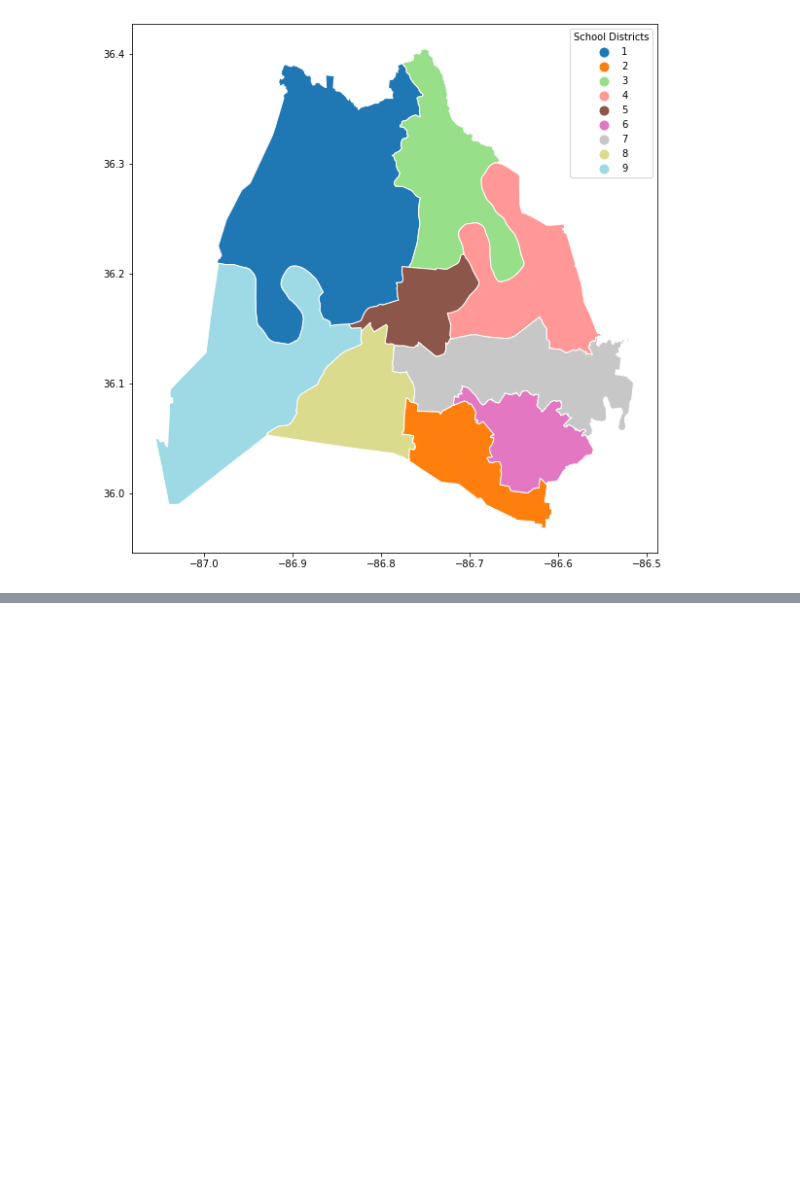
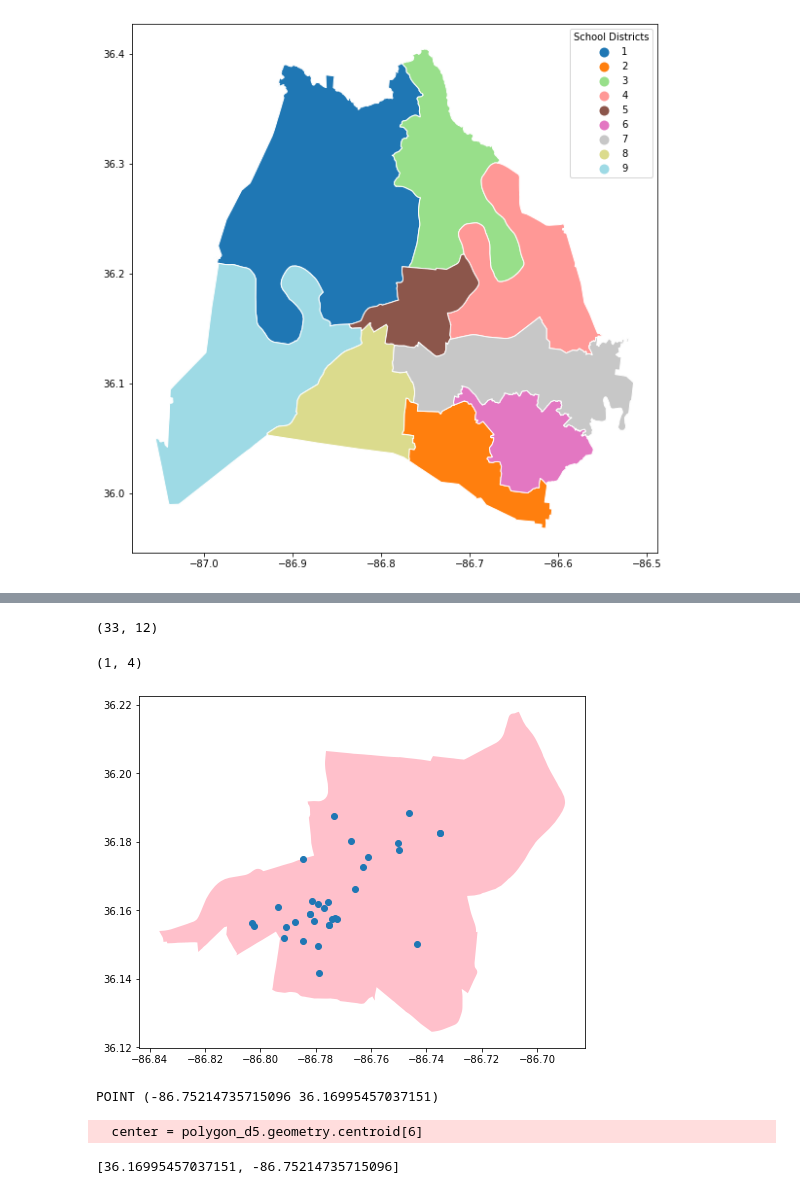
Before and after one commit to PatrickAtwater/Pedestrian_Accidents_by_School_District_Geospatial_Pandas, a Jupyter notebook: notebooks/geospatial_project.ipynb, the cells around one changed output, grey strips where cells are left out. Cells and saved outputs as stored; diff of their text form; code cells hidden in the pictures; blank space fills up the shorter version.

```diff
--- a/notebooks/geospatial_project.ipynb
+++ b/notebooks/geospatial_project.ipynb
@@ -56,0 +132,5 @@ Schools
+# %%
+school_districts = school_districts[['zip', 'city', 'district', 'geometry' ]]
+# %%
+ped_acc_by_district = gpd.sjoin(ped_acc_2021, school_districts, op= 'within')
+ped_acc_by_district.head()
@@ -56,0 +157,29 @@ Schools
+# %%
+acc_in_d5 = ped_acc_by_district.loc[ped_acc_by_district['district'] == '5']
+acc_in_d5.shape
+# %% [output]
+(33, 12)
+# %%
+polygon_d5 = school_districts.loc[school_districts['district'] == '5']
+polygon_d5.shape
+# %% [output]
+(1, 4)
+# %%
+#fig, ax = matplotlib.subplots()
+ax = polygon_d5.plot(figsize = (8,10), color = 'pink')
+acc_in_d5.plot(ax = ax);
+plt.show();
+# %% [output]
+[figure, added]
+# %%
+center = polygon_d5.geometry.centroid[6]
+print(center)
+# %% [output]
+POINT (-86.75214735715096 36.16995457037151)
+  center = polygon_d5.geometry.centroid[6]
+# %%
+#reveresed order (long, lat)
+area_center = [center.y,center.x]
+print(area_center)
+# %% [output]
+[36.16995457037151, -86.75214735715096]
```
Also changed, not shown: parts of 17 cells of this notebook.
